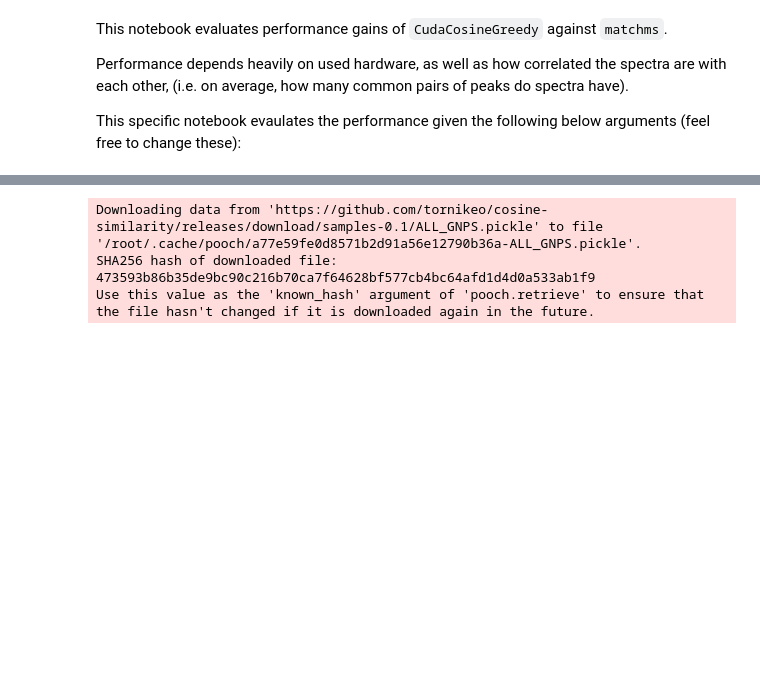
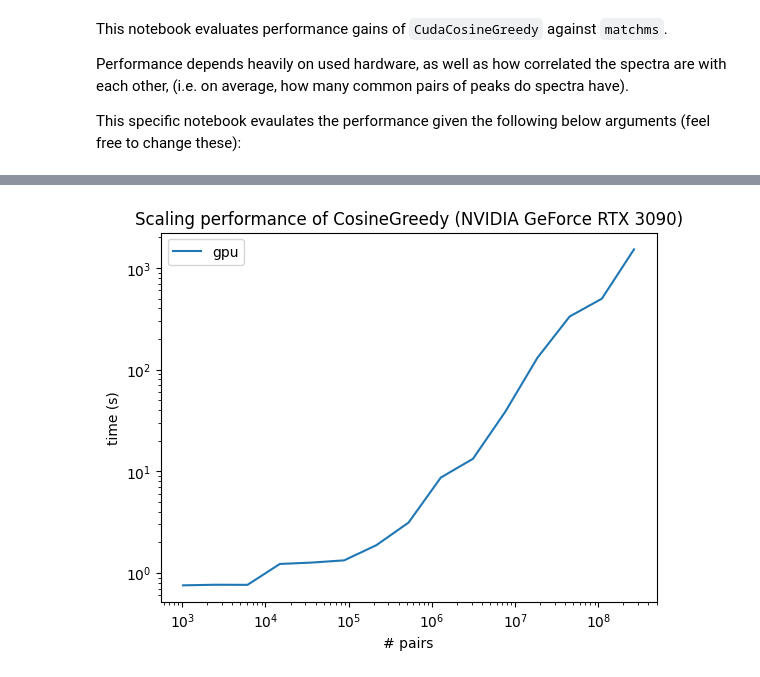
Before and after one commit to tornikeo/cosine-similarity, a Jupyter notebook: notebooks/performance/default_params_on_rtx3090.ipynb, the cells around one changed output, grey strips where cells are left out. Drawn from its saved outputs; the diff is of its cells as text; code cells hidden in the pictures; blank space fills up the shorter version.

```diff
--- a/notebooks/performance/default_params_on_rtx3090.ipynb
+++ b/notebooks/performance/default_params_on_rtx3090.ipynb
@@ -62,22 +55,6 @@ from cudams.utils import download
 from joblib import Parallel, delayed
 from matchms.filtering import default_filters, normalize_intensities, reduce_to_number_of_peaks
 from matchms.importing import load_from_mgf
-from cudams.utils import get_device_name_as_str, mute_stdout
+from cudams.utils import mute_stdout
 
-# with mute_stdout():
-#     fpath = download(spectra_file)
-#     def parse_spectrum(spectrum):
-#         spectrum = default_filters(spectrum)
-#         spectrum = reduce_to_number_of_peaks(spectrum, n_max=max_peaks)
-#         spectrum = normalize_intensities(spectrum)
-#         return spectrum
-#     spectra = tuple(spe for _, spe in zip(range(chunk_sizes_max_cu), load_from_mgf(fpath)) )
-#     spectra = Parallel(-1)(delayed(parse_spectrum)(spec) for spec in tqdm(spectra))
-#     spectra = [spe for spe in spectra if spe is not None]
 spectra = pickle.load(open(download(spectra_file),'rb'))
-# Cut off unneeded spectra, save memory
-spectra = spectra[:max(chunk_sizes_max, chunk_sizes_max_cu)]
-# %% [output]
-Downloading data from 'https://github.com/tornikeo/cosine-similarity/releases/download/samples-0.1/ALL_GNPS.pickle' to file '/root/.cache/pooch/a77e59fe0d8571b2d91a56e12790b36a-ALL_GNPS.pickle'.
-SHA256 hash of downloaded file: 473593b86b35de9bc90c216b70ca7f64628bf577cb4bc64afd1d4d0a533ab1f9
-Use this value as the 'known_hash' argument of 'pooch.retrieve' to ensure that the file hasn't changed if it is downloaded again in the future.
@@ -140,4 +88,13 @@ for chunk_size in tqdm(chunk_sizes_cu):
         kernel.matrix(references, queries)
     times_cu.append(timer.duration)
     pairs_cu.append(len(references) * len(queries)) # We've processed all pairs
+# %%
+plt.loglog(pairs_cu, times_cu, label='gpu')
+plt.title(f"Scaling performance of CosineGreedy ({torch.cuda.get_device_name()})")
+plt.xlabel("# pairs")
+plt.ylabel("time (s)")
+plt.legend()
+plt.show()
+# %% [output]
+[figure, added]
 # %%
```
Also changed, not shown: parts of 7 cells of this notebook, 2 other files.
